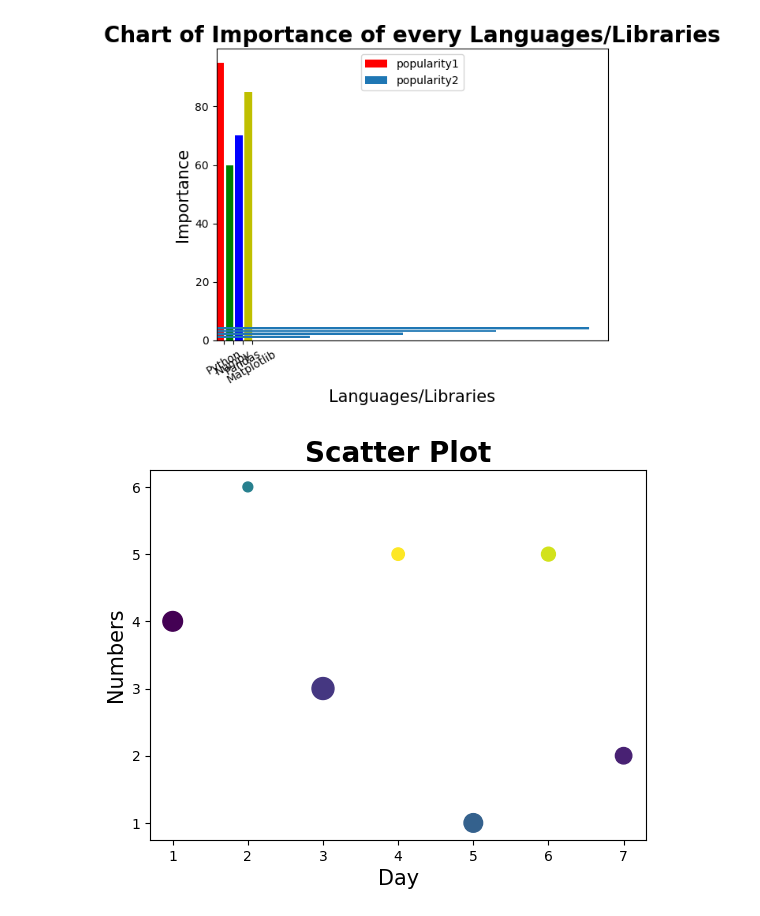
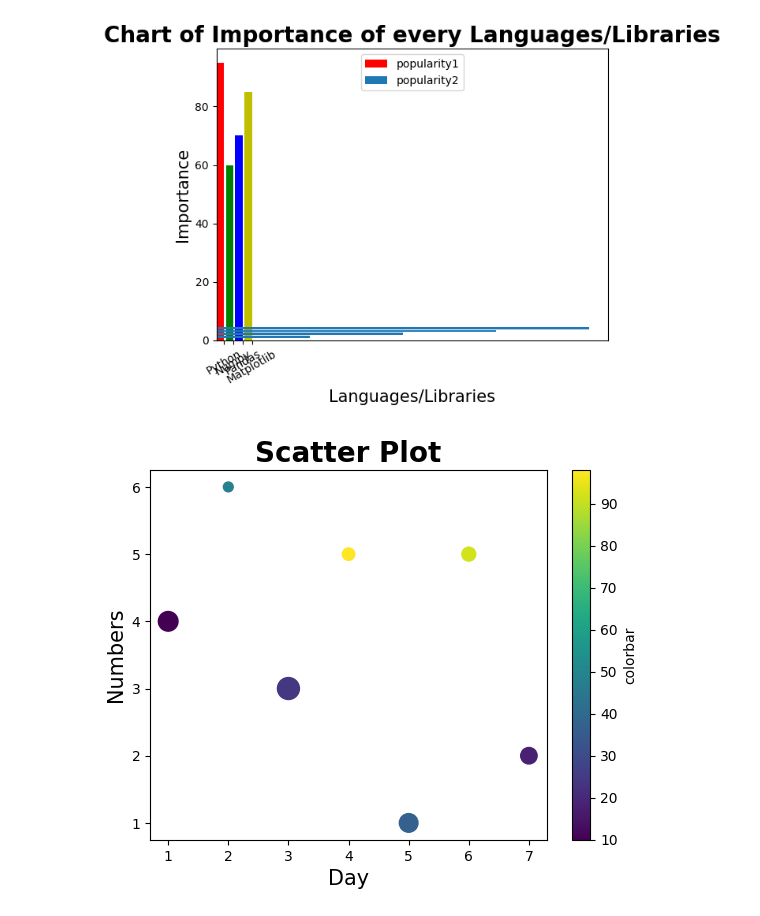
Before and after one commit to rajan-dhinoja/python_libraries, a Jupyter notebook: Matplotlib_Tutorial.ipynb, the cells around one changed output. Cells and saved outputs as stored; diff of their text form; code cells hidden in the pictures.

```diff
--- a/Matplotlib_Tutorial.ipynb
+++ b/Matplotlib_Tutorial.ipynb
@@ -81,18 +81,20 @@ plt.show()
 # %%
 day = [1,2,3,4,5,6,7]
 num = [4,6,3,5,1,5,2]
 # colors = ['r', 'g', 'b', 'm', 'y','c', 'b' ]
 colors = [10, 48, 24, 98, 37, 92, 18]
 sizes = [200, 50, 250, 80, 180, 100, 140]
 
 plt.title("Scatter Plot", fontsize=20, fontweight=600)
 plt.xlabel("Day", fontsize=15)
 plt.ylabel("Numbers", fontsize=15)
 
 # plt.scatter(day, num,c=colors, s=sizes)
-plt.scatter(day, num,c=colors, s=sizes, cmap="viridis")
 # plt.scatter(day, num,c=colors, s=sizes, marker= "*")
 # plt.scatter(day, num,c=colors, s=sizes, alpha=0.5, edgecolor ="r", linewidth=3)
+plt.scatter(day, num,c=colors, s=sizes, cmap="viridis")
+t= plt.colorbar()
+t.set_label("colorbar")
 plt.show()
 # %% [output]
-[figure, old version]
+[figure, new version]
```
Also changed, not shown: parts of 3 cells of this notebook.
